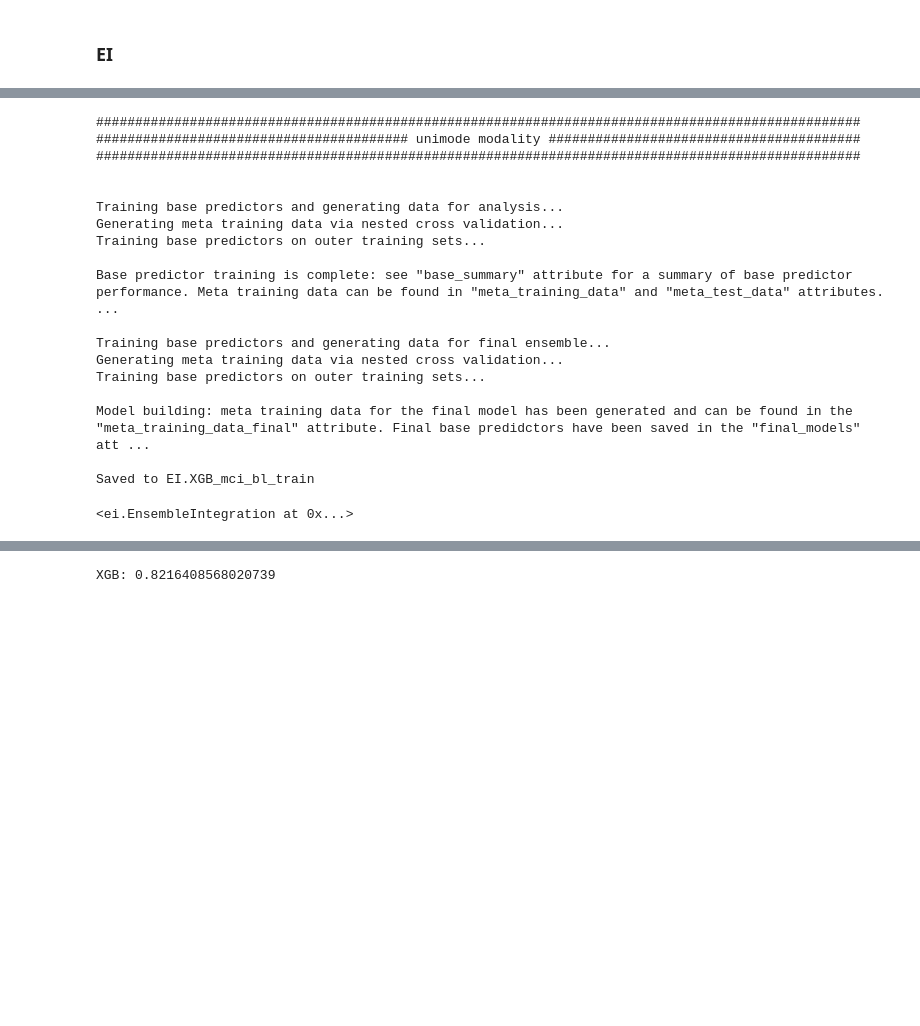
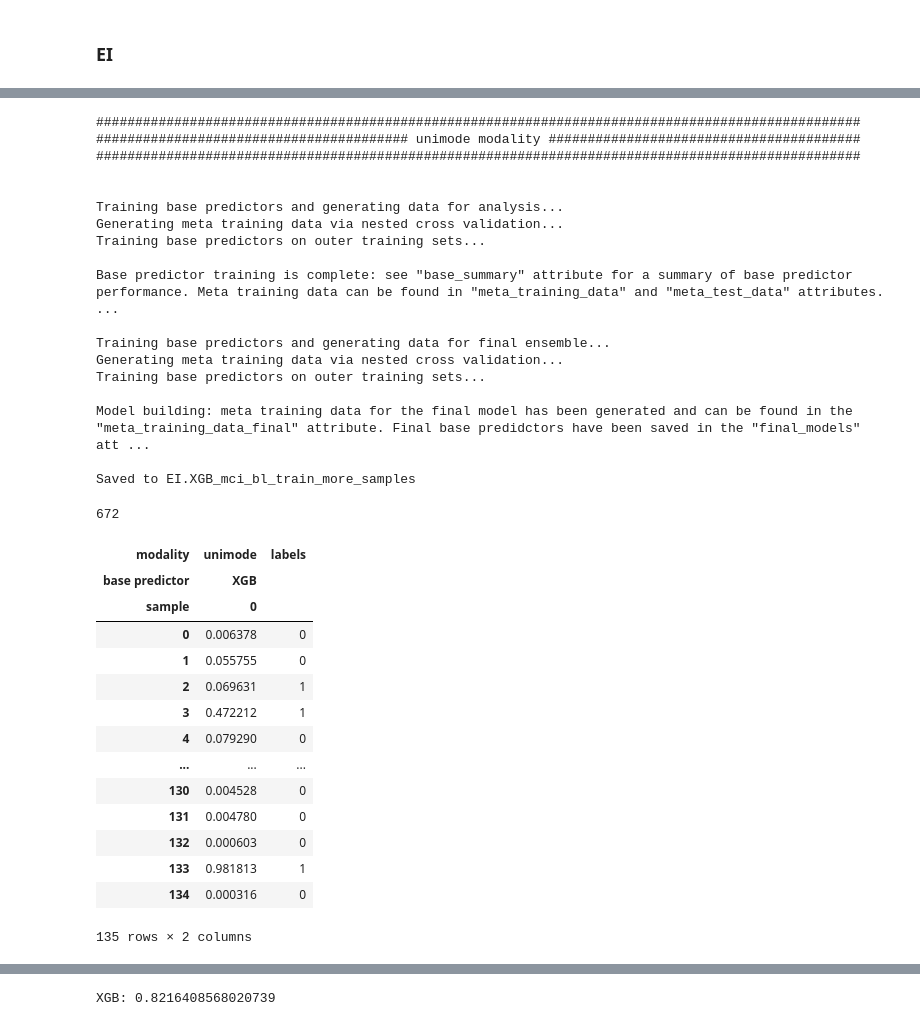
Before and after one commit to GauravPandeyLab/TADPOLE_EI, a Jupyter notebook: main_processing_notebook.ipynb, the cells around one changed output, grey strips where cells are left out. Cells and saved outputs as stored; diff of their text form; code cells hidden in the pictures; blank space fills up the shorter version.

```diff
--- a/main_processing_notebook.ipynb
+++ b/main_processing_notebook.ipynb
@@ -244,13 +304,16 @@ for mode in tadpole_data['cn_bl_to_mci']['full']:
 # XGB
 problem = 'mci_bl'
 data_split = 'train'
-x = np.array(concatenated[data_split])
-y = np.array(tadpole_labels[problem][data_split].map({'MCI': 0.0, 'DEM': 1.0}))
-EI_model_train_and_save(f'XGB_{problem}_{data_split}', single_mode=True, meta_training=False,
-                        base_predictors={"XGB": XGBClassifier(n_estimators=100)},
-                        mode_dict = x,
-                        y = y.astype(int), train = True, random_state=41,
-                        model_building=True)
+est = 100
+for sampling_strategy in ['undersampling']:
+    x = np.array(concatenated[data_split])
+    y = np.array(tadpole_labels[problem][data_split].map({'MCI': 0.0, 'DEM': 1.0}))
+    EI_model_train_and_save(f'XGB_{problem}_{data_split}_{est}_est_undersampling', single_mode=True, meta_training=False,
+                            base_predictors={"XGB": XGBClassifier(n_estimators=est)},
+                            mode_dict = x,
+                            y = y.astype(int), train = True, random_state=41,
+                            model_building=True, sampling_strategy=sampling_strategy,
+                            n_samples=10)
 # %% [output]
 ##################################################################################################
 ######################################## unimode modality ########################################
@@ -269,5 +332,4 @@ Training base predictors on outer training sets...
 
 Model building: meta training data for the final model has been generated and can be found in the "meta_training_data_final" attribute. Final base predidctors have been saved in the "final_models" att ...
 
-Saved to EI.XGB_mci_bl_train
+Saved to EI.XGB_mci_bl_train_more_samples
-<ei.EnsembleIntegration at 0x...>
@@ -273,0 +351,29 @@ Saved to EI.XGB_mci_bl_train
+# %%
+y_pred = []
+y_true = []
+for i in range(5):
+    y_pred += list(np.array(XGB.meta_test_data[i])[:,0])
+    y_true += list(np.array(XGB.meta_test_data[i])[:,1])
+
+precision, recall, _ = precision_recall_curve(y_true, y_pred)
+auprc = auc(recall, precision)
+# %% [output]
+672
+# %%
+XGB.meta_test_data[1]
+# %% [output]
+| modality | unimode | labels |
+| base predictor | XGB |  |
+| sample | 0 |  |
+| 0 | 0.006378 | 0 |
+| 1 | 0.055755 | 0 |
+| 2 | 0.069631 | 1 |
+| 3 | 0.472212 | 1 |
+| 4 | 0.079290 | 0 |
+| ... | ... | ... |
+| 130 | 0.004528 | 0 |
+| 131 | 0.004780 | 0 |
+| 132 | 0.000603 | 0 |
+| 133 | 0.981813 | 1 |
+| 134 | 0.000316 | 0 |
+135 rows × 2 columns
```
Also changed, not shown: parts of 16 cells of this notebook, 3 other files.
